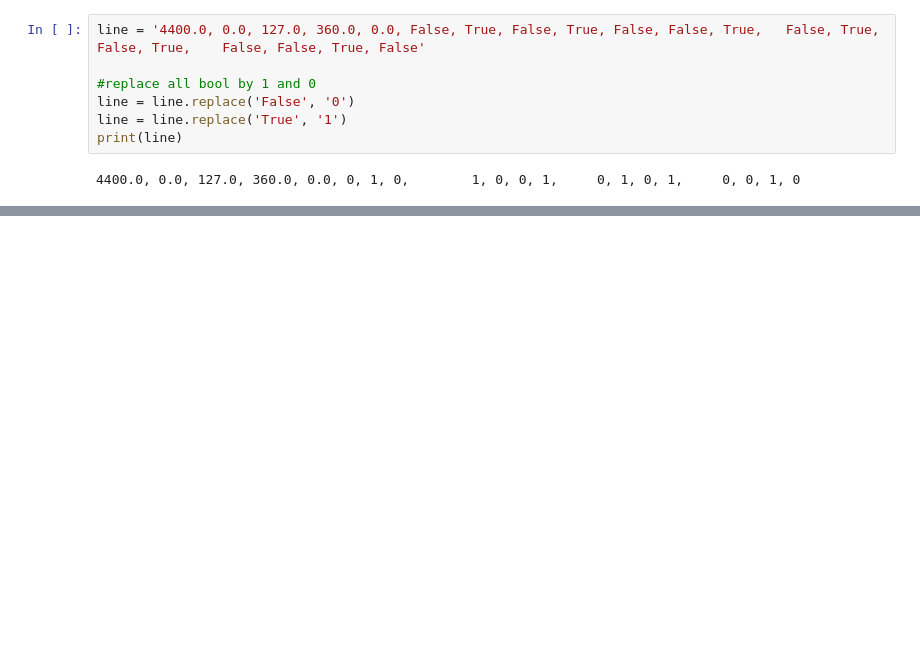
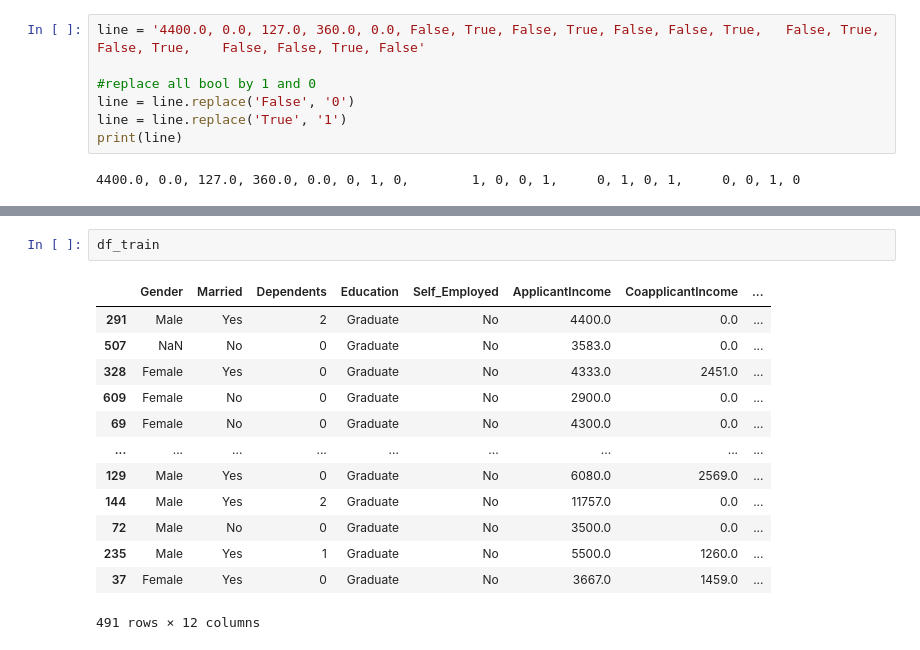
Before and after one commit to NataliiaShevchenko620/Finance_loan_approval_prediction_data, a Jupyter notebook: Finance_loan_approval_prediction_data_collab.ipynb, the cells around one changed output, grey strips where cells are left out. Cells and saved outputs as stored; diff of their text form; blank space fills up the shorter version.

```diff
--- a/Finance_loan_approval_prediction_data_collab.ipynb
+++ b/Finance_loan_approval_prediction_data_collab.ipynb
@@ -907,0 +1015,16 @@ list(zip(df_train.columns, logistic_model.coef_[0]))
+# %%
+df_train
+# %% [output]
+|  | Gender | Married | Dependents | Education | Self_Employed | ApplicantIncome | CoapplicantIncome | ... |
+| 291 | Male | Yes | 2 | Graduate | No | 4400.0 | 0.0 | ... |
+| 507 | NaN | No | 0 | Graduate | No | 3583.0 | 0.0 | ... |
+| 328 | Female | Yes | 0 | Graduate | No | 4333.0 | 2451.0 | ... |
+| 609 | Female | No | 0 | Graduate | No | 2900.0 | 0.0 | ... |
+| 69 | Female | No | 0 | Graduate | No | 4300.0 | 0.0 | ... |
+| ... | ... | ... | ... | ... | ... | ... | ... | ... |
+| 129 | Male | Yes | 0 | Graduate | No | 6080.0 | 2569.0 | ... |
+| 144 | Male | Yes | 2 | Graduate | No | 11757.0 | 0.0 | ... |
+| 72 | Male | No | 0 | Graduate | No | 3500.0 | 0.0 | ... |
+| 235 | Male | Yes | 1 | Graduate | No | 5500.0 | 1260.0 | ... |
+| 37 | Female | Yes | 0 | Graduate | No | 3667.0 | 1459.0 | ... |
+491 rows × 12 columns
```
Also changed, not shown: parts of 18 cells of this notebook, 2 other files.
